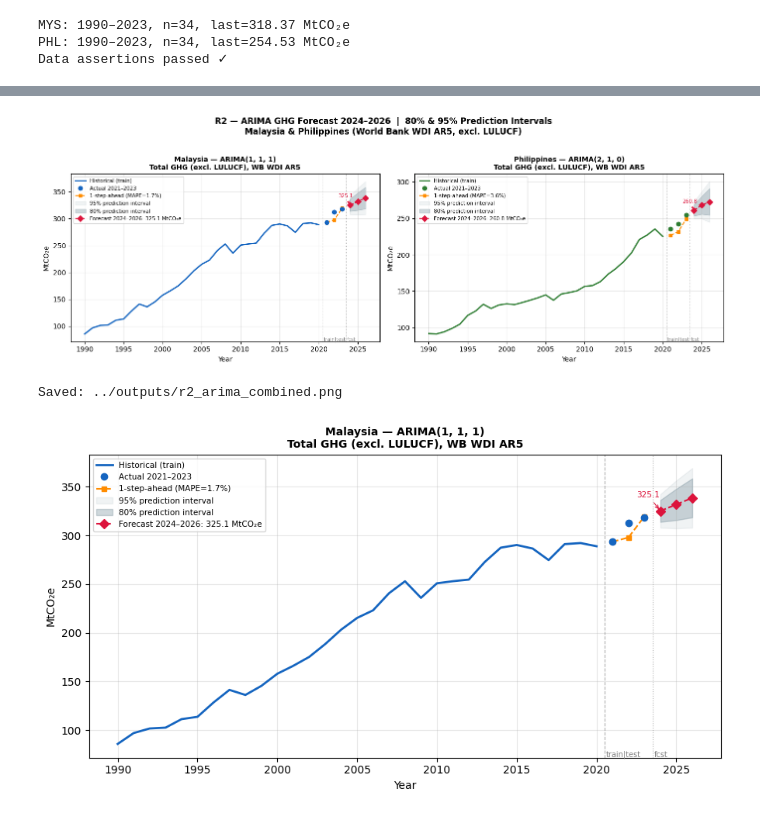
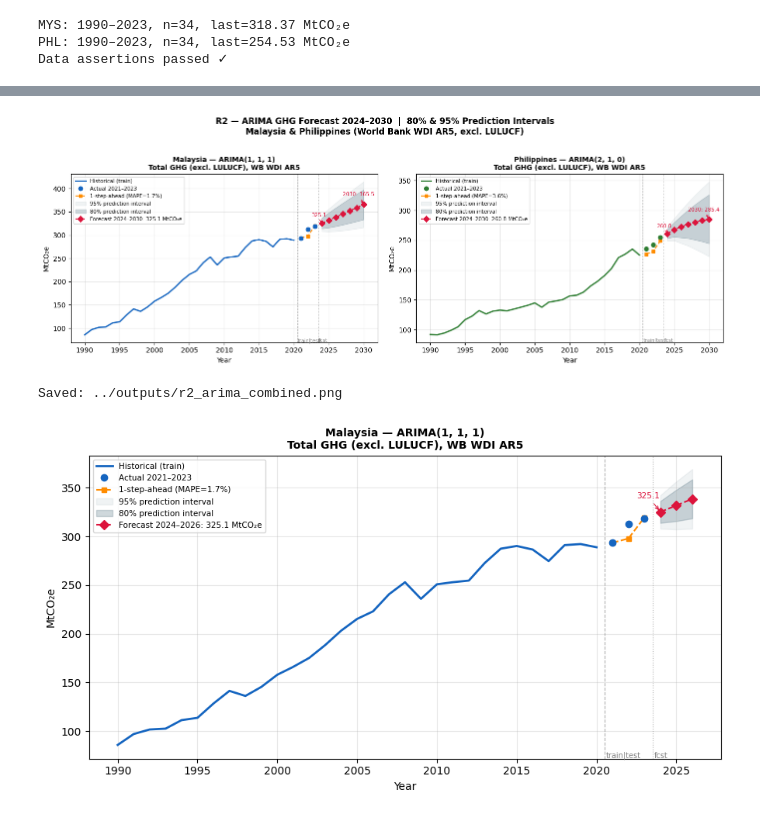
Before and after one commit to Jiakang418/R-Ignite-Masa-Hacktathonn, a Jupyter notebook: notebooks/03_arima_ghg_forecast.ipynb, the cells around one changed output, grey strips where cells are left out. Cells and saved outputs as stored; diff of their text form; code cells hidden in the pictures.

```diff
--- a/notebooks/03_arima_ghg_forecast.ipynb
+++ b/notebooks/03_arima_ghg_forecast.ipynb
@@ -357,4 +211,5 @@ print("VERDICT: Retain pure ARIMA for GHG forecast. Document ARIMAX comparison."
 # %%
+
 # ── Cell 3: Chart — Combined ARIMA (MYS + PHL) ────────────────────────────────
 def plot_arima(series, res, order, country_name, country_code, color, ax):
     train      = res['train']
@@ -385,42 +240,47 @@ def plot_arima(series, res, order, country_name, country_code, color, ax):
             'D--', color='crimson', ms=6, lw=1.5,
             label=f'Forecast 2024–{fc_years[-1]}: {fc_mean.iloc[0]:.1f} MtCO₂e')
 
-    # Annotate 2024 point estimate
+    # Annotate 2024 and 2030 point estimates
     ax.annotate(f'{fc_mean.iloc[0]:.1f}',
                 xy=(fc_years[0], fc_mean.iloc[0]),
                 xytext=(fc_years[0] - 1.5, fc_mean.iloc[0] + (series.max() - series.min()) * 0.06),
+                fontsize=7.5, color='crimson',
+                arrowprops=dict(arrowstyle='->', color='crimson', lw=0.8))
+    ax.annotate(f'2030: {res["fc_2030"]:.1f}',
+                xy=(fc_years[-1], fc_mean.iloc[-1]),
+                xytext=(fc_years[-1] - 3, fc_mean.iloc[-1] + (series.max() - series.min()) * 0.08),
                 fontsize=7.5, color='crimson',
                 arrowprops=dict(arrowstyle='->', color='crimson', lw=0.8))
 
     # Train/test split line
     ax.axvline(TRAIN_END + 0.5, color='gray', lw=0.8, ls='--', alpha=0.6)
     ax.axvline(TEST_END  + 0.5, color='gray', lw=0.8, ls=':',  alpha=0.6)
     ax.text(TRAIN_END + 0.6, ax.get_ylim()[0] * 1.01, 'train|test', fontsize=7, color='gray')
     ax.text(TEST_END  + 0.6, ax.get_ylim()[0] * 1.01, 'fcst',       fontsize=7, color='gray')
 
     ax.set_title(f'{country_name} — ARIMA{order}\nTotal GHG (excl. LULUCF), WB WDI AR5',
                  fontsize=10, fontweight='bold')
     ax.set_ylabel('MtCO₂e')
     ax.set_xlabel('Year')
     ax.yaxis.set_major_formatter(mticker.FormatStrFormatter('%.0f'))
     ax.legend(fontsize=7.5, loc='upper left')
     ax.grid(True, alpha=0.3)
 
 
 fig, axes = plt.subplots(1, 2, figsize=(14, 5))
 fig.suptitle('R2 — ARIMA GHG Forecast 2024–2030  |  80% & 95% Prediction Intervals\nMalaysia & Philippines (World Bank WDI AR5, excl. LULUCF)',
              fontsize=12, fontweight='bold', y=1.02)
 
 plot_arima(mys, mys_res, mys_order, 'Malaysia',     'MYS', '#1565C0', axes[0])
 plot_arima(phl, phl_res, phl_order, 'Philippines',  'PHL', '#2E7D32', axes[1])
 
 plt.tight_layout()
 out_path = OUT / 'r2_arima_combined.png'
 plt.savefig(out_path, dpi=150, bbox_inches='tight')
 plt.show()
 print(f'Saved: {out_path}')
 # %% [output]
-[figure, old version]
+[figure, new version]
 Saved: ../outputs/r2_arima_combined.png
 # %%
 # ── Cell 4: Individual Charts ──────────────────────────────────────────────────
```
Also changed, not shown: parts of 5 cells of this notebook, 11 other files.
